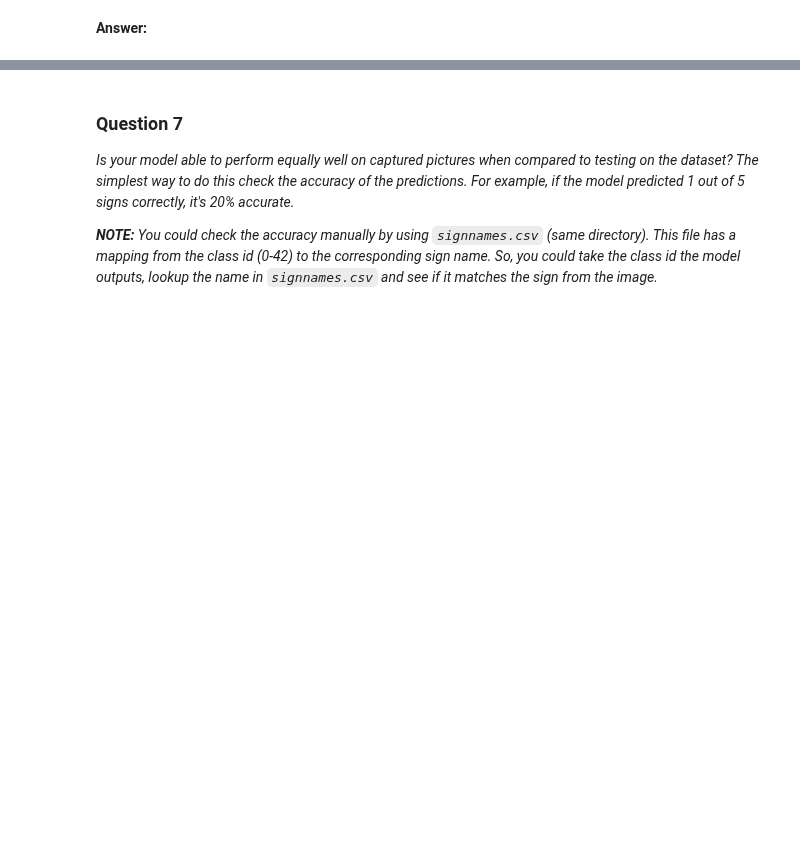
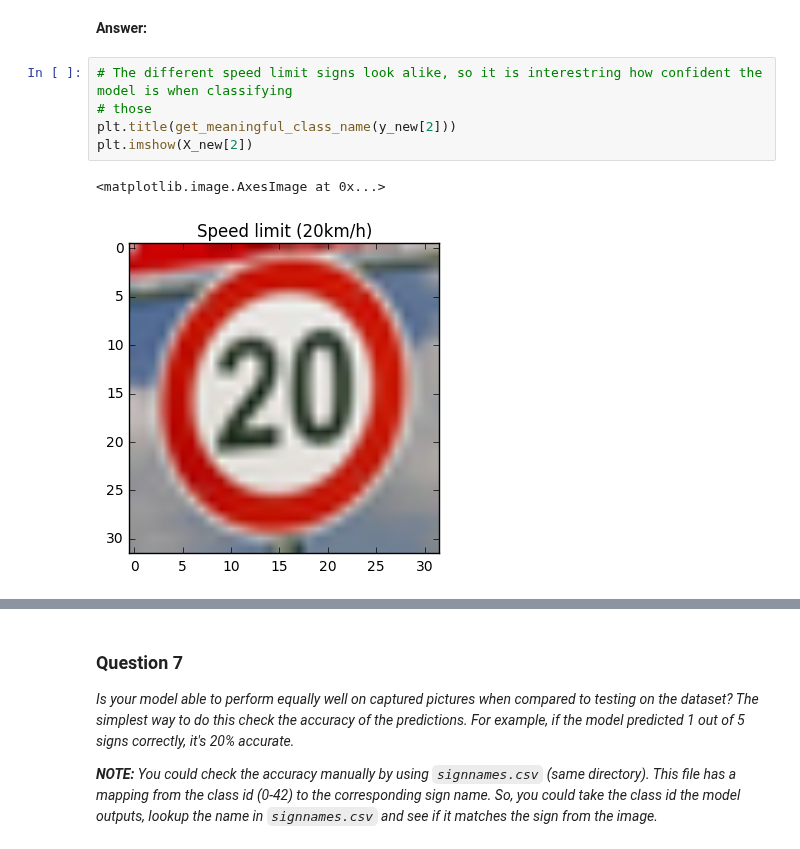
Before and after one commit to hristo-vrigazov/traffic-signs, a Jupyter notebook: Traffic_Sign_Classifier.ipynb, the cells around one changed output, grey strips where cells are left out. Saved outputs shown, nothing was run; the diff lists cells and outputs as text; blank space fills up the shorter version.

```diff
--- a/Traffic_Sign_Classifier.ipynb
+++ b/Traffic_Sign_Classifier.ipynb
@@ -626,3 +642,11 @@ X_new /= 255.0
 _Choose five candidate images of traffic signs and provide them in the report. Are there any particular qualities of the image(s) that might make classification difficult? It could be helpful to plot the images in the notebook._
 # %% [markdown]
 **Answer:**
+# %%
+# The different speed limit signs look alike, so it is interestring how confident the model is when classifying
+# those
+plt.title(get_meaningful_class_name(y_new[2]))
+plt.imshow(X_new[2])
+# %% [output]
+<matplotlib.image.AxesImage at 0x...>
+[figure, added]
```
Also changed, not shown: parts of 5 cells of this notebook.
